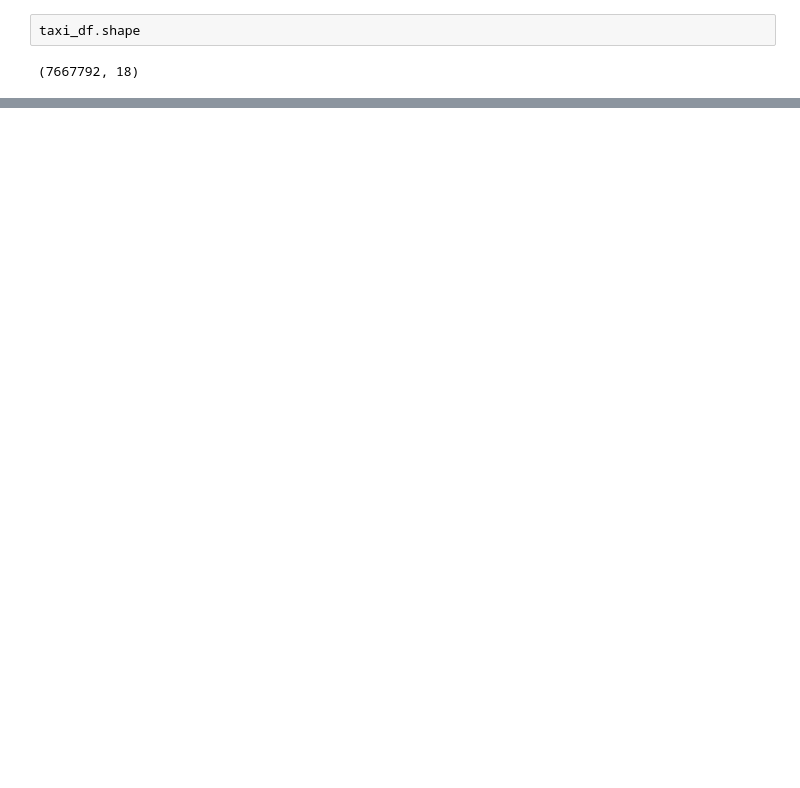
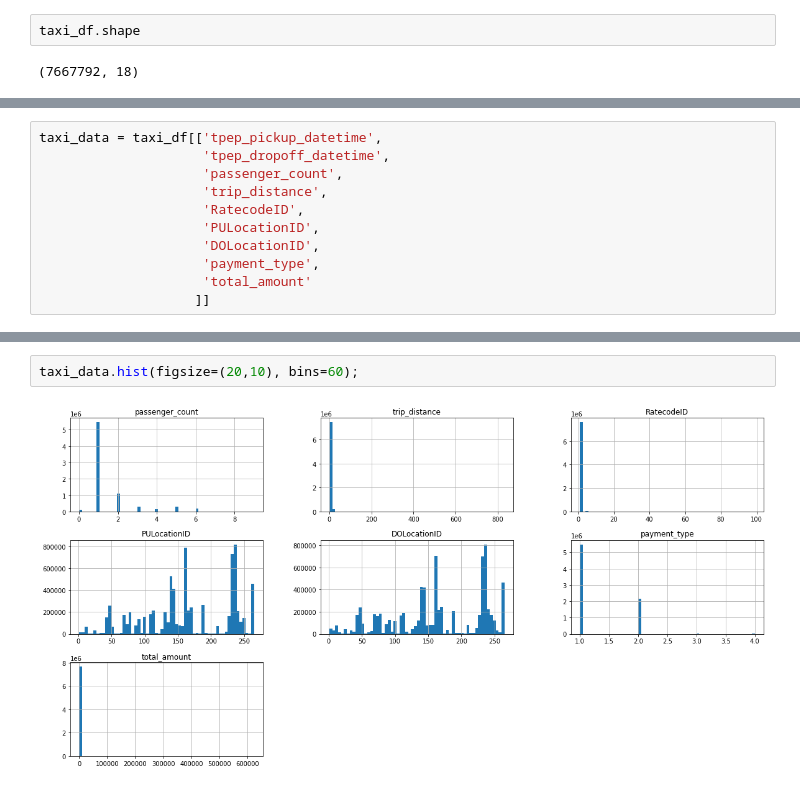
Before and after one commit to soqquadro/nyc-taxi-analysis, a Jupyter notebook: main_notebook.ipynb, the cells around one changed output, grey strips where cells are left out. Cells and saved outputs as stored; diff of their text form; blank space fills up the shorter version.

```diff
--- a/main_notebook.ipynb
+++ b/main_notebook.ipynb
@@ -26,0 +43,11 @@ Index(['VendorID', 'tpep_pickup_datetime', 'tpep_dropoff_datetime',
+# %%
+taxi_data = taxi_df[['tpep_pickup_datetime',
+                     'tpep_dropoff_datetime',
+                     'passenger_count',
+                     'trip_distance',
+                     'RatecodeID',
+                     'PULocationID',
+                     'DOLocationID',
+                     'payment_type',
+                     'total_amount'
+                    ]]
@@ -26,0 +73,4 @@ Index(['VendorID', 'tpep_pickup_datetime', 'tpep_dropoff_datetime',
+# %%
+taxi_data.hist(figsize=(20,10), bins=60);
+# %% [output]
+[figure, added]
```
Also changed, not shown: parts of 18 cells of this notebook.
